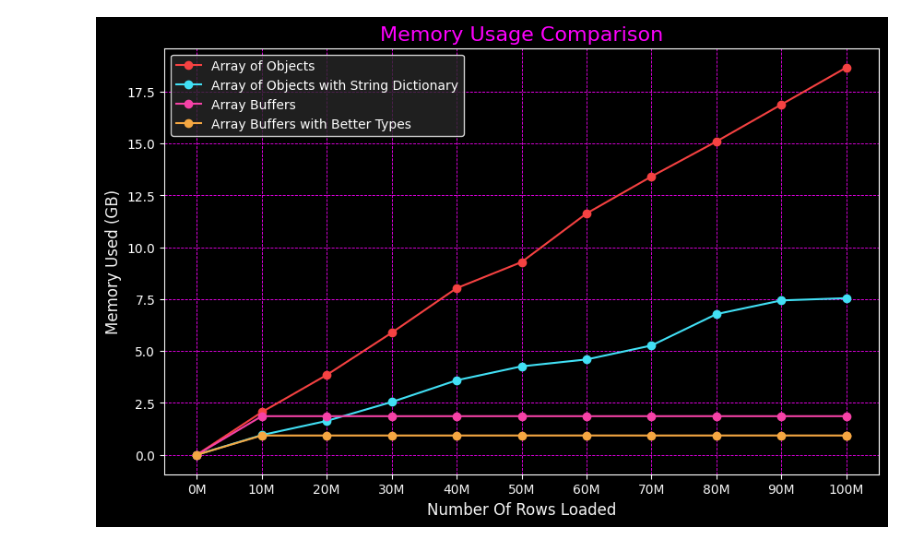
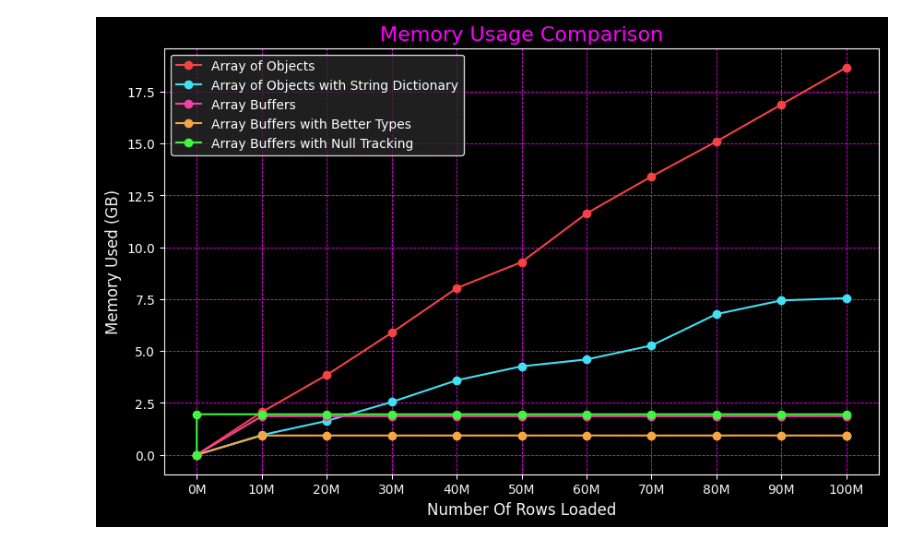
Before and after one commit to jackvial/processing-100-million-row-csv-in-memory, a Jupyter notebook: py/src/stats_notebook.ipynb, the cells around one changed output. Drawn from its saved outputs; the diff is of its cells as text; code cells hidden in the pictures.

```diff
--- a/py/src/stats_notebook.ipynb
+++ b/py/src/stats_notebook.ipynb
@@ -7,6 +7,8 @@ array_of_objects_df = pd.read_csv("/home/jack/code/df.ts/stats/arrayOfObjects_10
 array_of_objects_string_dict_df = pd.read_csv("/home/jack/code/df.ts/stats/arrayOfObjectsStringDictionary_100000000.csv")
 array_buffer_df = pd.read_csv("/home/jack/code/df.ts/stats/arrayBuffer_100000000.csv")
 array_buffer_better_types_df = pd.read_csv("/home/jack/code/df.ts/stats/arrayBufferBetterTypes_100000000.csv")
+#stats/arrayBufferWithNullTracking_100000000.csv
+array_buffer_with_null_tracking_df = pd.read_csv("/home/jack/code/df.ts/stats/arrayBufferWithNullTracking_100000000.csv")
 # polars_df = pd.read_csv("/home/jack/code/df.ts/stats/polars_100000000.csv")
 
 array_of_objects_df['heapUsed_GB'] = array_of_objects_df['heapUsed'] / (1024 ** 3)
@@ -22,11 +24,15 @@ array_buffer_df['rows_millions'] = array_buffer_df['rows'] / 10_000_000
 array_buffer_better_types_df['arrayBuffers_GB'] = array_buffer_better_types_df['arrayBuffers'] / (1024 ** 3)
 array_buffer_better_types_df['rows_millions'] = array_buffer_better_types_df['rows'] / 10_000_000
 
+array_buffer_with_null_tracking_df['arrayBuffers_GB'] = array_buffer_with_null_tracking_df['arrayBuffers'] / (1024 ** 3)
+array_buffer_with_null_tracking_df['rows_millions'] = array_buffer_with_null_tracking_df['rows'] / 10_000_000
+
 # Filter data to include only rows where 'rows_millions' is a whole number (multiples of 10 million)
 array_of_objects_df = array_of_objects_df[array_of_objects_df['rows'] % 10_000_000 == 0]
 array_of_objects_string_dict_df = array_of_objects_string_dict_df[array_of_objects_string_dict_df['rows'] % 10_000_000 == 0]
 array_buffer_df = array_buffer_df[array_buffer_df['rows'] % 10_000_000 == 0]
 array_buffer_better_types_df = array_buffer_better_types_df[array_buffer_better_types_df['rows'] % 10_000_000 == 0]
+array_buffer_with_null_tracking_df = array_buffer_with_null_tracking_df[array_buffer_with_null_tracking_df['rows'] % 10_000_000 == 0]
 
 # Apply Synthwave-style customizations
 plt.style.use('dark_background')
@@ -34,31 +40,32 @@ plt.style.use('dark_background')
 plt.figure(figsize=(10, 6))
 
 # Plot data with synthwave colors
 plt.plot(array_of_objects_df['rows_millions'], array_of_objects_df['heapUsed_GB'], marker='o', linestyle='-', color='#f54242', label='Array of Objects')
 plt.plot(array_of_objects_string_dict_df['rows_millions'], array_of_objects_string_dict_df['heapUsed_GB'], marker='o', linestyle='-', color='#42e0f5', label='Array of Objects with String Dictionary')
 plt.plot(array_buffer_df['rows_millions'], array_buffer_df['arrayBuffers_GB'], marker='o', linestyle='-', color='#f542a7', label='Array Buffers')
 plt.plot(array_buffer_better_types_df['rows_millions'], array_buffer_better_types_df['arrayBuffers_GB'], marker='o', linestyle='-', color='#f5a742', label='Array Buffers with Better Types')
+plt.plot(array_buffer_with_null_tracking_df['rows_millions'], array_buffer_with_null_tracking_df['arrayBuffers_GB'], marker='o', linestyle='-', color='#42f542', label='Array Buffers with Null Tracking')
 
 # Add labels and title with contrasting synthwave colors
 plt.xlabel('Number Of Rows Loaded', fontsize=12, color='#f5f5f5')
 plt.ylabel('Memory Used (GB)', fontsize=12, color='#f5f5f5')
 plt.title('Memory Usage Comparison', fontsize=16, color='#ff00ff')
 
 # Set x-axis ticks from 0 to 100 million rows
 plt.xticks(ticks=range(0, 11), labels=[f'{i*10}M' for i in range(11)], fontsize=10, color='#f5f5f5')
 
 # Add legend with a custom background and border color
 legend = plt.legend(loc='upper left', fontsize=10)
 legend.get_frame().set_edgecolor('#ffffff')
 legend.get_frame().set_facecolor('#282828')
 
 # Add grid with neon colors
 plt.grid(True, which='both', color='#ff00ff', linestyle='--', linewidth=0.6)
 
 # Save the plot
 plt.savefig('/home/jack/code/df.ts/slides/memory_usage_comparison.png', dpi=300, bbox_inches='tight')
 
 # Display the plot
 plt.show()
 # %% [output]
-[figure, old version]
+[figure, new version]
```
Also changed, not shown: 7 other files.
